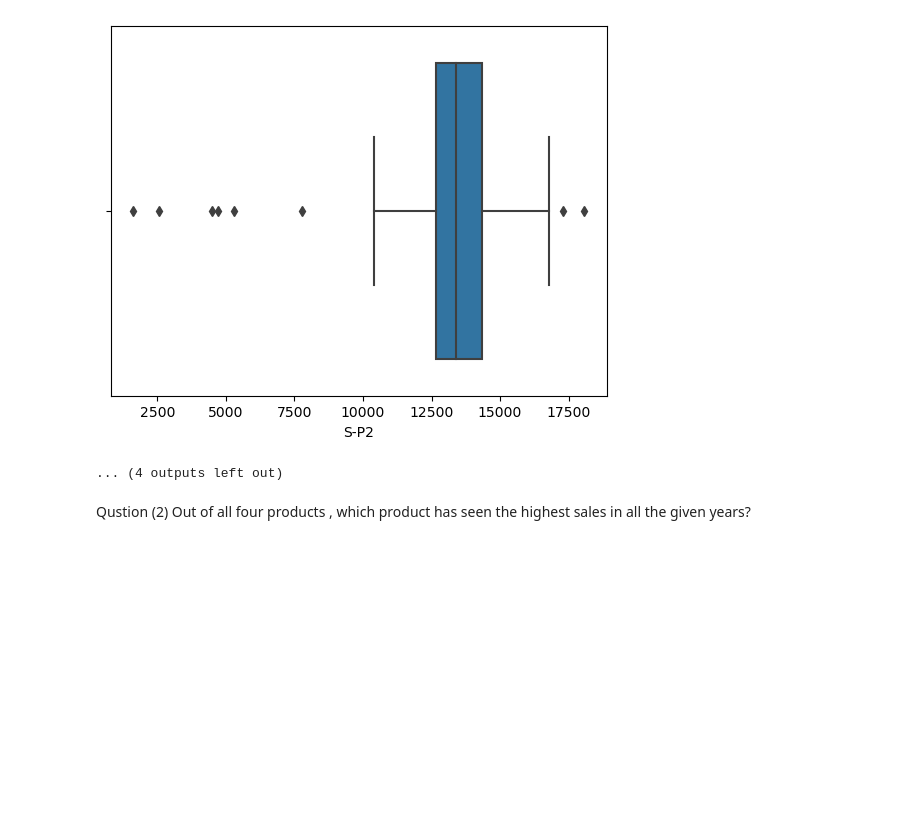
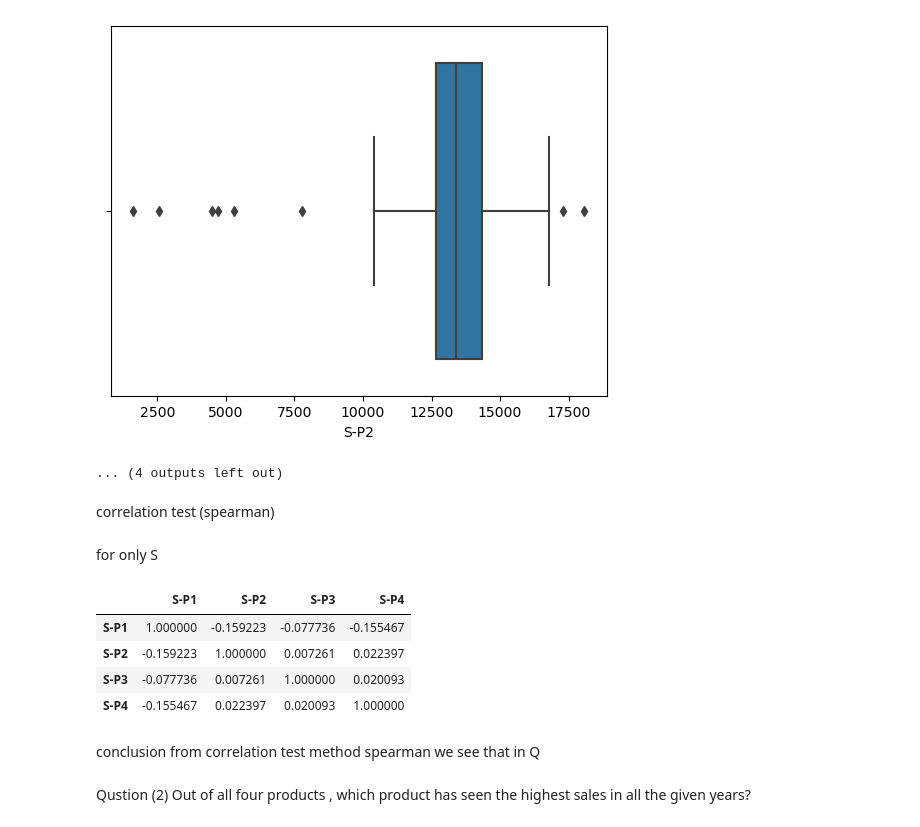
Before and after one commit to lLab-sy/jupyter-test, a Jupyter notebook: Examle-Project/code.ipynb, the cells around one changed output. Cells and saved outputs as stored; diff of their text form; code cells hidden in the pictures; blank space fills up the shorter version.

Commit message:
add the conclusion and question 2

```diff
--- a/Examle-Project/code.ipynb
+++ b/Examle-Project/code.ipynb
@@ -153,6 +178,20 @@ S-P1
 S-P2
 [figure]
 ... (4 outputs left out)
+# %% [markdown]
+correlation test (spearman)
+# %% [markdown]
+for only S
+# %%
+data1[data1.columns[-5:-1]].corr(method="spearman")
+# %% [output]
+|  | S-P1 | S-P2 | S-P3 | S-P4 |
+| S-P1 | 1.000000 | -0.159223 | -0.077736 | -0.155467 |
+| S-P2 | -0.159223 | 1.000000 | 0.007261 | 0.022397 |
+| S-P3 | -0.077736 | 0.007261 | 1.000000 | 0.020093 |
+| S-P4 | -0.155467 | 0.022397 | 0.020093 | 1.000000 |
+# %% [markdown]
+conclusion from correlation test method spearman we see that in Q
 # %% [markdown]
 Qustion (2) Out of all four products , which product has seen the highest sales in all the given years?
 # %%
```
Also changed, not shown: parts of 8 cells of this notebook, 1 other file.
